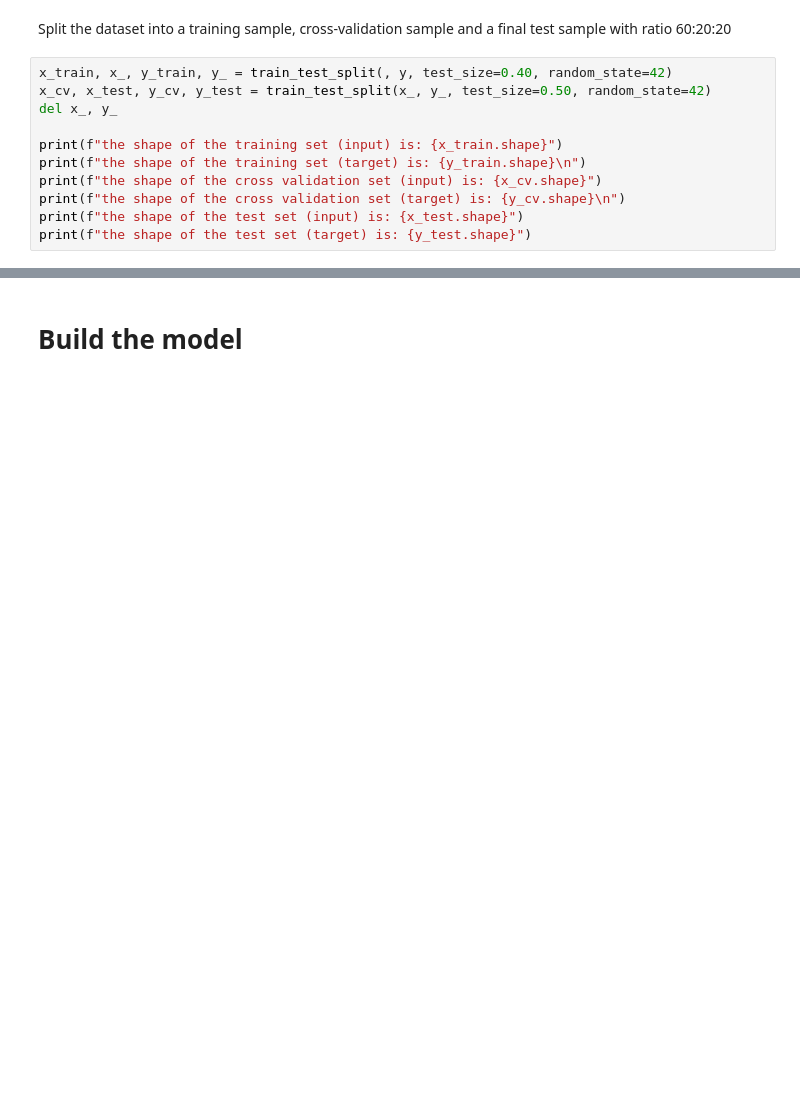
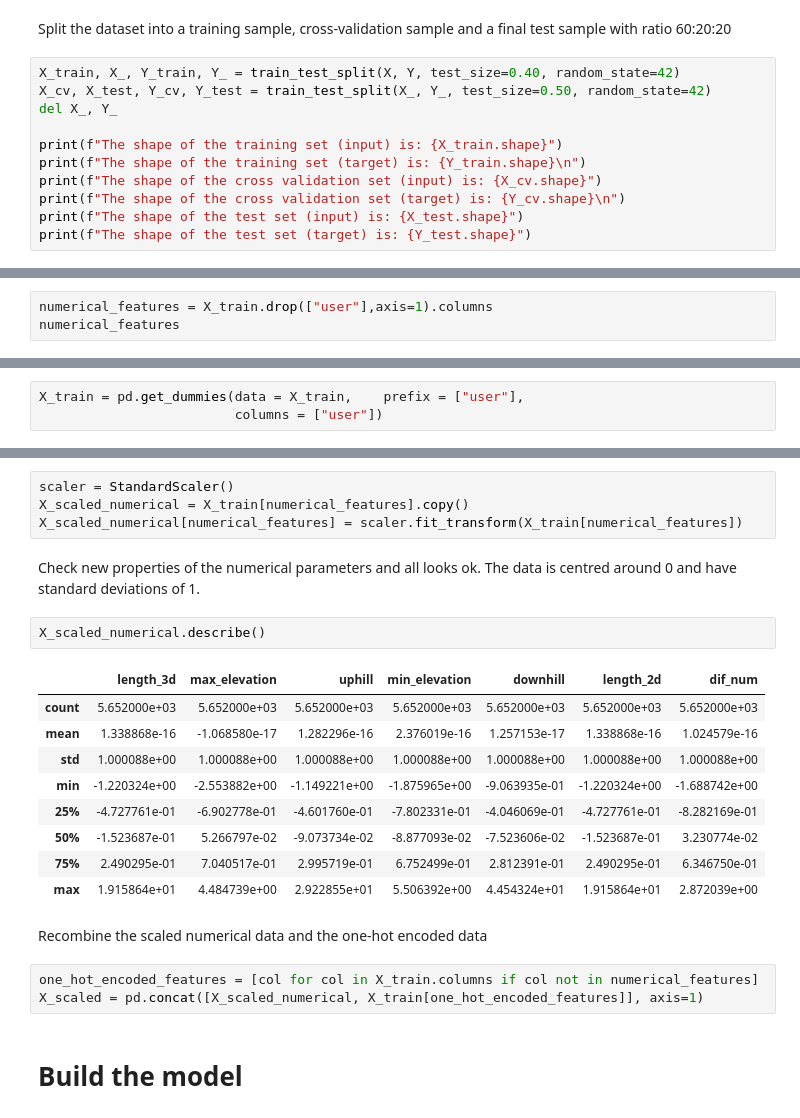
Before and after one commit to EmmaKLofthouse/hiking-trails, a Jupyter notebook: predict_time.ipynb, the cells around one changed output, grey strips where cells are left out. Drawn from its saved outputs; the diff is of its cells as text; blank space fills up the shorter version.

Commit message:
add one hot encoding for categorical features and scaling of numeric features

```diff
--- a/predict_time.ipynb
+++ b/predict_time.ipynb
@@ -289,14 +288,14 @@ X=X.drop
 # %% [markdown]
 Split the dataset into a training sample, cross-validation sample and a final test sample with ratio 60:20:20
 # %%
-x_train, x_, y_train, y_ = train_test_split(, y, test_size=0.40, random_state=42)
-x_cv, x_test, y_cv, y_test = train_test_split(x_, y_, test_size=0.50, random_state=42)
-del x_, y_
+X_train, X_, Y_train, Y_ = train_test_split(X, Y, test_size=0.40, random_state=42)
+X_cv, X_test, Y_cv, Y_test = train_test_split(X_, Y_, test_size=0.50, random_state=42)
+del X_, Y_
 
-print(f"the shape of the training set (input) is: {x_train.shape}")
-print(f"the shape of the training set (target) is: {y_train.shape}\n")
-print(f"the shape of the cross validation set (input) is: {x_cv.shape}")
-print(f"the shape of the cross validation set (target) is: {y_cv.shape}\n")
-print(f"the shape of the test set (input) is: {x_test.shape}")
-print(f"the shape of the test set (target) is: {y_test.shape}")
+print(f"The shape of the training set (input) is: {X_train.shape}")
+print(f"The shape of the training set (target) is: {Y_train.shape}\n")
+print(f"The shape of the cross validation set (input) is: {X_cv.shape}")
+print(f"The shape of the cross validation set (target) is: {Y_cv.shape}\n")
+print(f"The shape of the test set (input) is: {X_test.shape}")
+print(f"The shape of the test set (target) is: {Y_test.shape}")
 # %% [output]
@@ -303,0 +314,3 @@ NameError: name 'x' is not defined
+# %%
+numerical_features = X_train.drop(["user"],axis=1).columns
+numerical_features
@@ -303,0 +321,3 @@ NameError: name 'x' is not defined
+# %%
+X_train = pd.get_dummies(data = X_train,    prefix = ["user"],
+                         columns = ["user"])
@@ -304,2 +327,25 @@ NameError: name 'x' is not defined
+# %%
+scaler = StandardScaler()
+X_scaled_numerical = X_train[numerical_features].copy()
+X_scaled_numerical[numerical_features] = scaler.fit_transform(X_train[numerical_features])
+# %% [markdown]
+Check new properties of the numerical parameters and all looks ok. The data is centred around 0 and have standard deviations of 1.
+# %%
+X_scaled_numerical.describe()
+# %% [output]
+|  | length_3d | max_elevation | uphill | min_elevation | downhill | length_2d | dif_num |
+| count | 5.652000e+03 | 5.652000e+03 | 5.652000e+03 | 5.652000e+03 | 5.652000e+03 | 5.652000e+03 | 5.652000e+03 |
+| mean | 1.338868e-16 | -1.068580e-17 | 1.282296e-16 | 2.376019e-16 | 1.257153e-17 | 1.338868e-16 | 1.024579e-16 |
+| std | 1.000088e+00 | 1.000088e+00 | 1.000088e+00 | 1.000088e+00 | 1.000088e+00 | 1.000088e+00 | 1.000088e+00 |
+| min | -1.220324e+00 | -2.553882e+00 | -1.149221e+00 | -1.875965e+00 | -9.063935e-01 | -1.220324e+00 | -1.688742e+00 |
+| 25% | -4.727761e-01 | -6.902778e-01 | -4.601760e-01 | -7.802331e-01 | -4.046069e-01 | -4.727761e-01 | -8.282169e-01 |
+| 50% | -1.523687e-01 | 5.266797e-02 | -9.073734e-02 | -8.877093e-02 | -7.523606e-02 | -1.523687e-01 | 3.230774e-02 |
+| 75% | 2.490295e-01 | 7.040517e-01 | 2.995719e-01 | 6.752499e-01 | 2.812391e-01 | 2.490295e-01 | 6.346750e-01 |
+| max | 1.915864e+01 | 4.484739e+00 | 2.922855e+01 | 5.506392e+00 | 4.454324e+01 | 1.915864e+01 | 2.872039e+00 |
+# %% [markdown]
+Recombine the scaled numerical data and the one-hot encoded data
+# %%
+one_hot_encoded_features = [col for col in X_train.columns if col not in numerical_features]
+X_scaled = pd.concat([X_scaled_numerical, X_train[one_hot_encoded_features]], axis=1)
 # %% [markdown]
 # Build the model <a name="model"></a>
```
Also changed, not shown: parts of 18 cells of this notebook.
